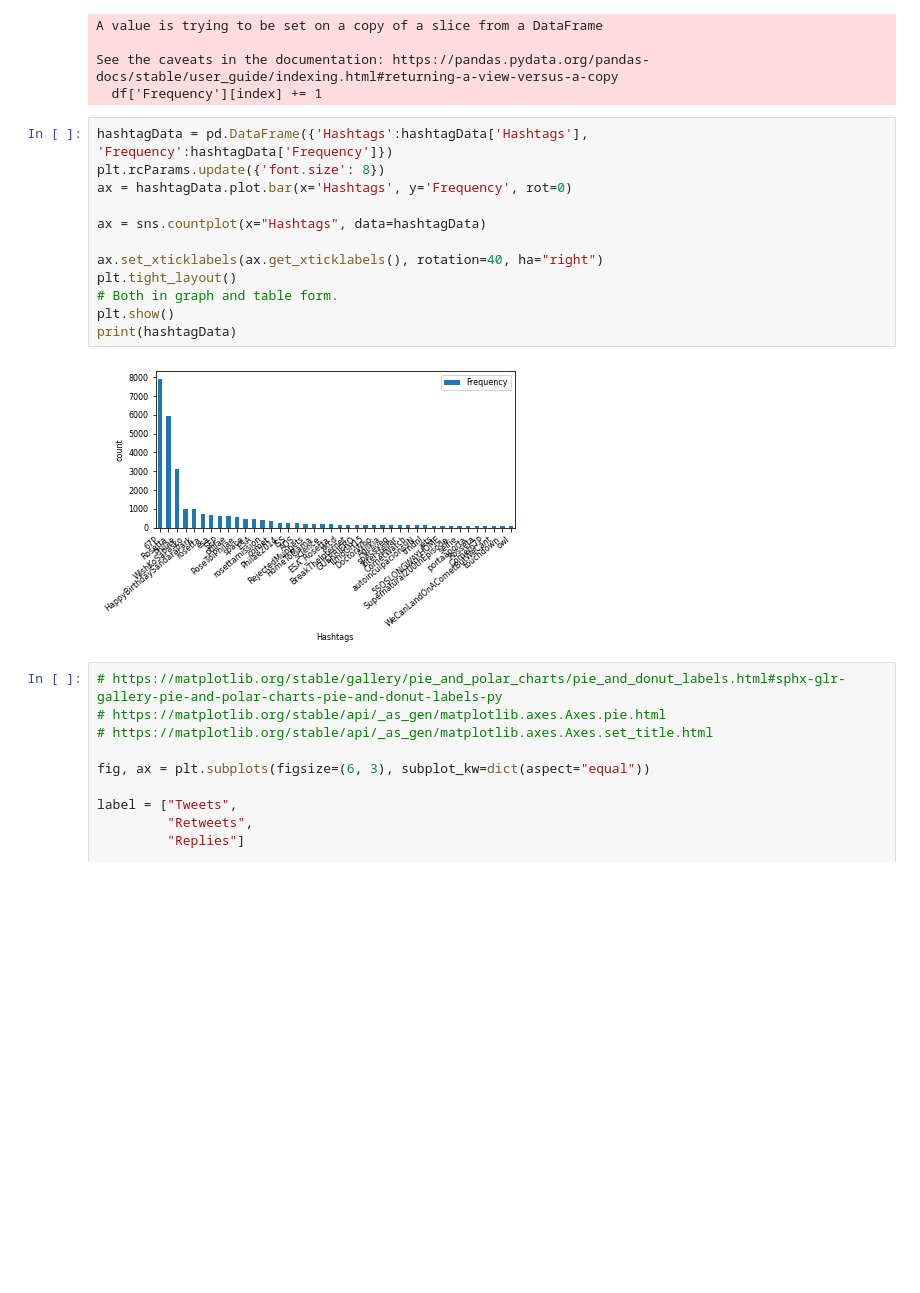
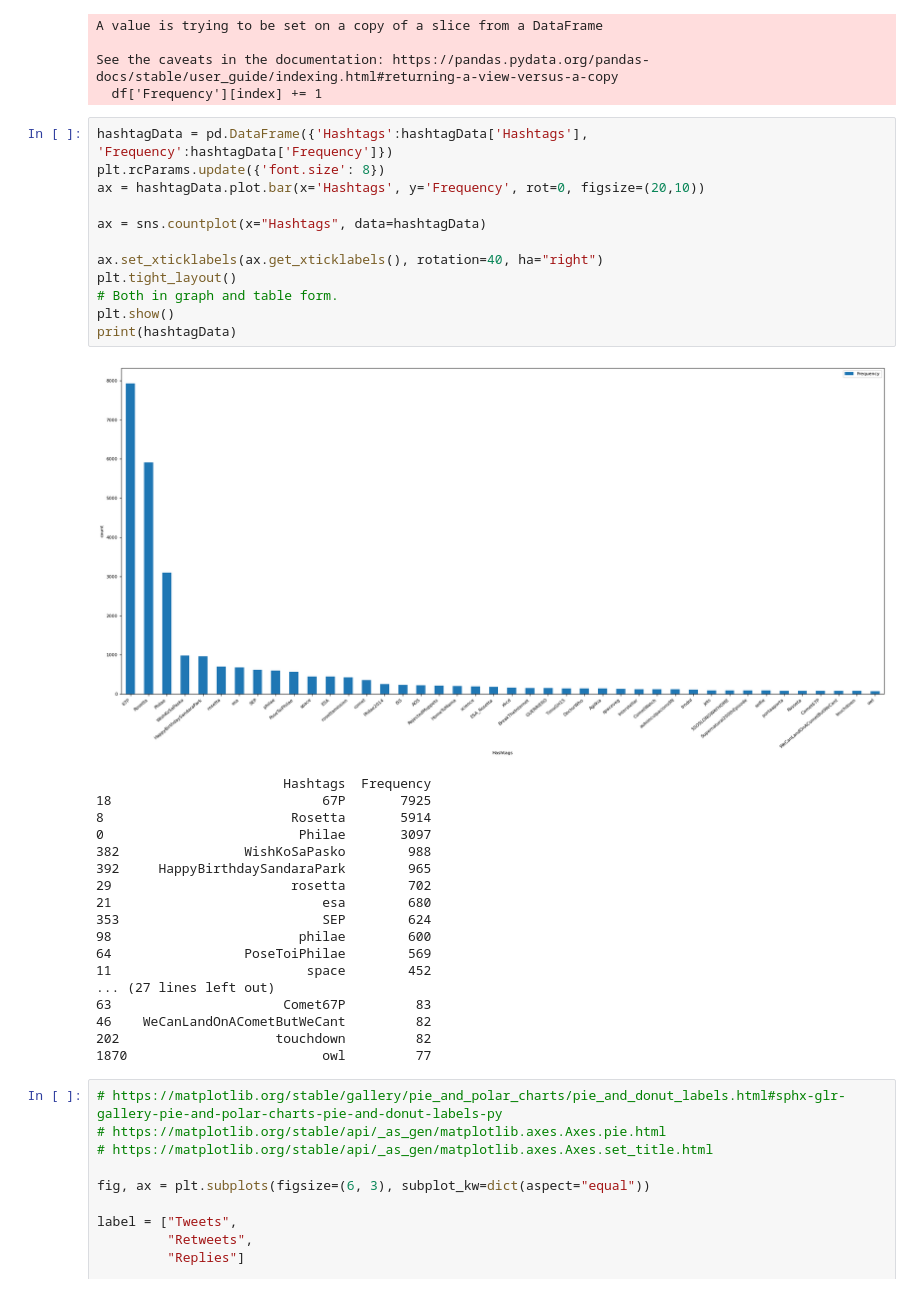
Before and after one commit to evannicholas/CS2006P, a Jupyter notebook: notebooks/CometLanding.ipynb, the cells around one changed output. Saved outputs shown, nothing was run; the diff lists cells and outputs as text; blank space fills up the shorter version.

Commit message:
Changed tests to make stronger and made graph larger

```diff
--- a/notebooks/CometLanding.ipynb
+++ b/notebooks/CometLanding.ipynb
@@ -359,17 +359,34 @@ See the caveats in the documentation: https://pandas.pydata.org/pandas-docs/stab
 # %%
 hashtagData = pd.DataFrame({'Hashtags':hashtagData['Hashtags'], 'Frequency':hashtagData['Frequency']})
 plt.rcParams.update({'font.size': 8})
-ax = hashtagData.plot.bar(x='Hashtags', y='Frequency', rot=0)
+ax = hashtagData.plot.bar(x='Hashtags', y='Frequency', rot=0, figsize=(20,10))
 
 ax = sns.countplot(x="Hashtags", data=hashtagData)
 
 ax.set_xticklabels(ax.get_xticklabels(), rotation=40, ha="right")
 plt.tight_layout()
 # Both in graph and table form.
 plt.show()
 print(hashtagData)
 # %% [output]
-[figure, old version]
+[figure, new version]
+                        Hashtags  Frequency
+18                           67P       7925
+8                        Rosetta       5914
+0                         Philae       3097
+382                WishKoSaPasko        988
+392     HappyBirthdaySandaraPark        965
+29                       rosetta        702
+21                           esa        680
+353                          SEP        624
+98                        philae        600
+64                 PoseToiPhilae        569
+11                         space        452
+... (27 lines left out)
+63                      Comet67P         83
+46    WeCanLandOnACometButWeCant         82
+202                    touchdown         82
+1870                         owl         77
 # %%
 # https://matplotlib.org/stable/gallery/pie_and_polar_charts/pie_and_donut_labels.html#sphx-glr-gallery-pie-and-polar-charts-pie-and-donut-labels-py
 # https://matplotlib.org/stable/api/_as_gen/matplotlib.axes.Axes.pie.html
```
Also changed, not shown: parts of 7 cells of this notebook, 1 other file.
